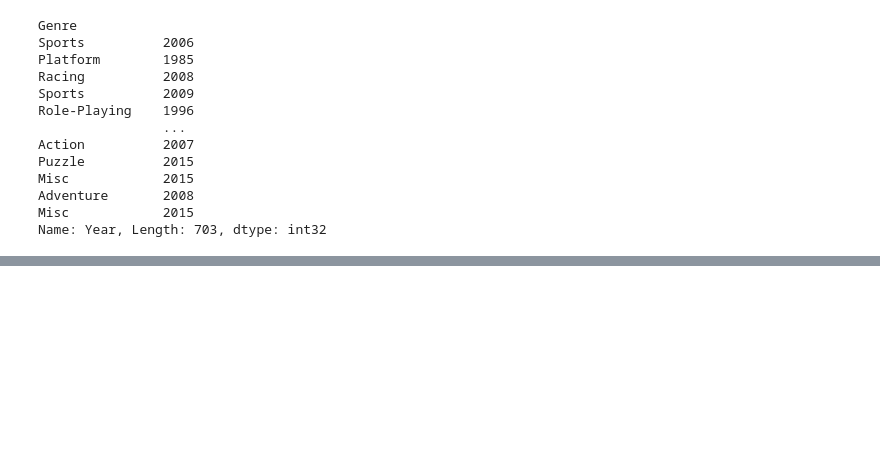
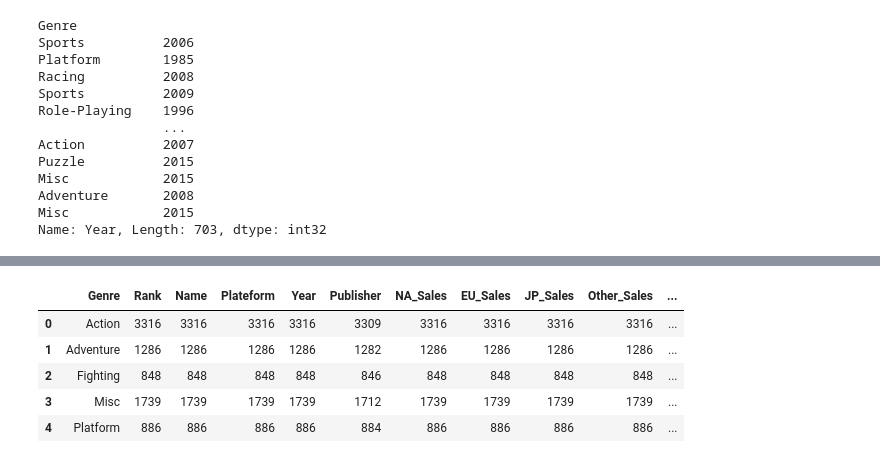
Before and after one commit to neyy01/Video_Game_Analysis, a Jupyter notebook: notebook.ipynb, the cells around one changed output, grey strips where cells are left out. Saved outputs shown, nothing was run; the diff lists cells and outputs as text; code cells hidden in the pictures; blank space fills up the shorter version.

```diff
--- a/notebook.ipynb
+++ b/notebook.ipynb
@@ -259,0 +275,10 @@ Name: Year, Length: 703, dtype: int32
+# %%
+data1 = df.groupby('Genre', as_index=False).count()
+data1.head()
+# %% [output]
+|  | Genre | Rank | Name | Plateform | Year | Publisher | NA_Sales | EU_Sales | JP_Sales | Other_Sales | ... |
+| 0 | Action | 3316 | 3316 | 3316 | 3316 | 3309 | 3316 | 3316 | 3316 | 3316 | ... |
+| 1 | Adventure | 1286 | 1286 | 1286 | 1286 | 1282 | 1286 | 1286 | 1286 | 1286 | ... |
+| 2 | Fighting | 848 | 848 | 848 | 848 | 846 | 848 | 848 | 848 | 848 | ... |
+| 3 | Misc | 1739 | 1739 | 1739 | 1739 | 1712 | 1739 | 1739 | 1739 | 1739 | ... |
+| 4 | Platform | 886 | 886 | 886 | 886 | 884 | 886 | 886 | 886 | 886 | ... |
```
Also changed, not shown: parts of 5 cells of this notebook, 1 other file.
